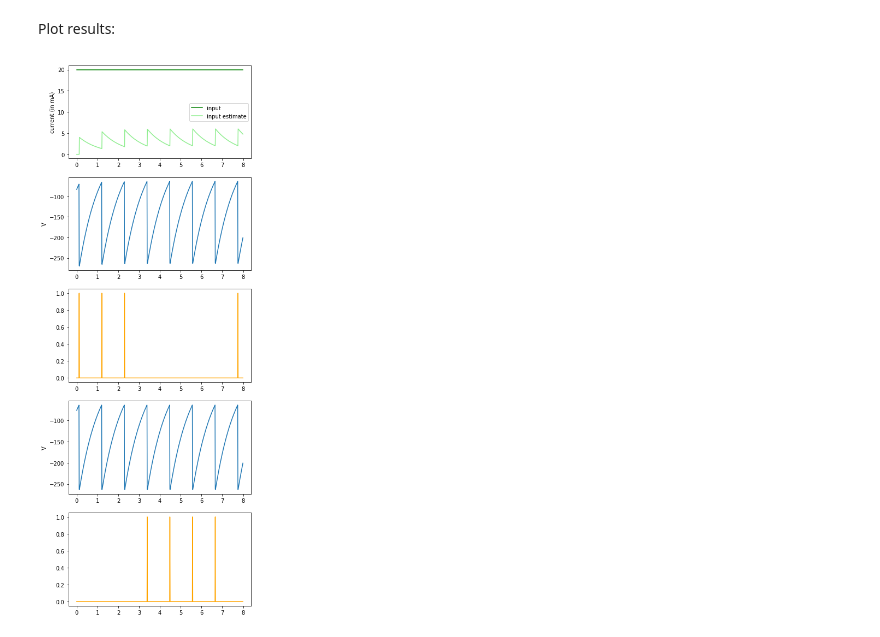
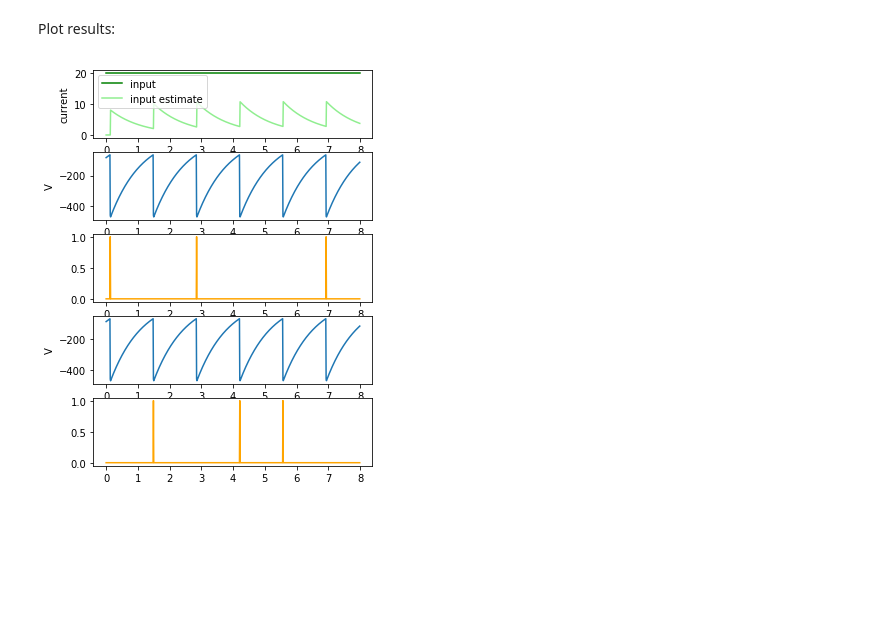
Before and after one commit to ABra1993/LisbonLab, a Jupyter notebook: IF_multiple.ipynb, the cells around one changed output. Drawn from its saved outputs; the diff is of its cells as text; code cells hidden in the pictures; blank space fills up the shorter version.

Commit message:
updated plots

```diff
--- a/IF_multiple.ipynb
+++ b/IF_multiple.ipynb
@@ -27,7 +27,7 @@ c = I + I_der
 T = -63
 
 # constants
-gamma = np.ones((N, 1)) * 2
+gamma = np.ones((N, 1)) * 4
 
 # array containing voltages
 voltages = np.zeros((N, iterations))
@@ -79,33 +79,34 @@ Plot results:
 # %%
 # total number of plots
 plots = (N * 2) + 1
+pl.subplots(plots, 1, figsize=(5,4))
 
 # plot input and input estimate
 pl.subplot(plots, 1, 1)
 pl.plot(x, I_t, color='green',label='input')
 pl.plot(x, Ihat_t, color='lightgreen',label='input estimate')
 pl.ylabel('current')
 pl.legend()
 
 # plot voltage and spike times per neuron
 counter = 2
 
 for i in range(N):
 
     # plot voltages
     pl.subplot(plots, 1, counter)
     pl.plot(x, voltages[i],label='voltage')
     pl.ylabel('V')
 
     counter = counter + 1
 
     # plot spikes
     pl.subplot(plots, 1, counter)
     pl.plot(x, spikes[i],label='spikes',color='orange')
 
     counter = counter + 1
 
 # adjust space between subplots
 pl.subplots_adjust(top=1.5)
 # %% [output]
-[figure, old version]
+[figure, new version]
```
Also changed, not shown: 1 other file.
